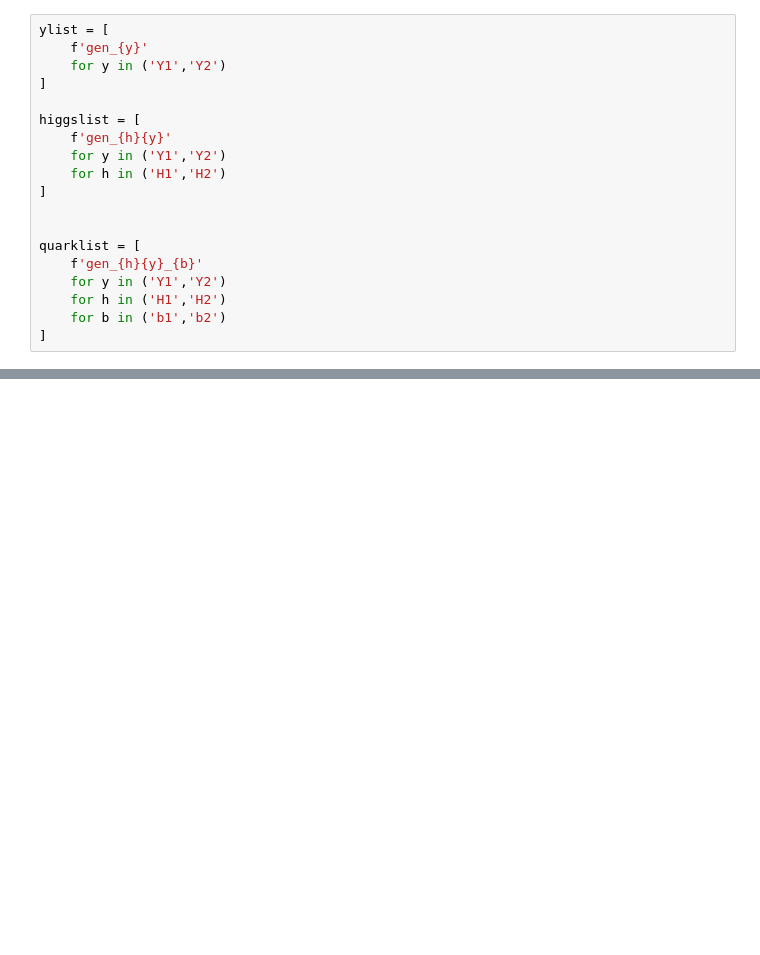
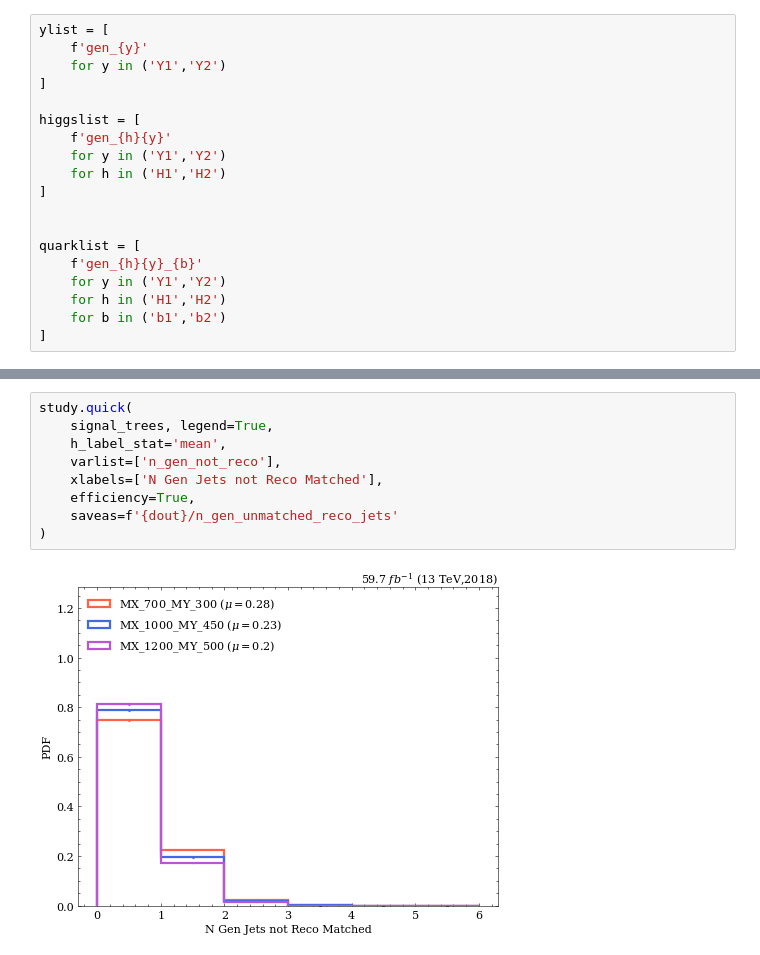
Before and after one commit to ekoenig4/analysis, a Jupyter notebook: jupyter/eightb/gen-studies/gen_jets.ipynb, the cells around one changed output, grey strips where cells are left out. Drawn from its saved outputs; the diff is of its cells as text; blank space fills up the shorter version.

```diff
--- a/jupyter/eightb/gen-studies/gen_jets.ipynb
+++ b/jupyter/eightb/gen-studies/gen_jets.ipynb
@@ -113,0 +137,11 @@ signal_trees.extend(kwargs=lambda t : build_collection(t,'gen_H\dY\d_b\d','gen_q
+# %%
+study.quick(
+    signal_trees, legend=True,
+    h_label_stat='mean',
+    varlist=['n_gen_not_reco'],
+    xlabels=['N Gen Jets not Reco Matched'],
+    efficiency=True,
+    saveas=f'{dout}/n_gen_unmatched_reco_jets'
+)
+# %% [output]
+[figure, added]
```
Also changed, not shown: parts of 17 cells of this notebook, 25 other files.
